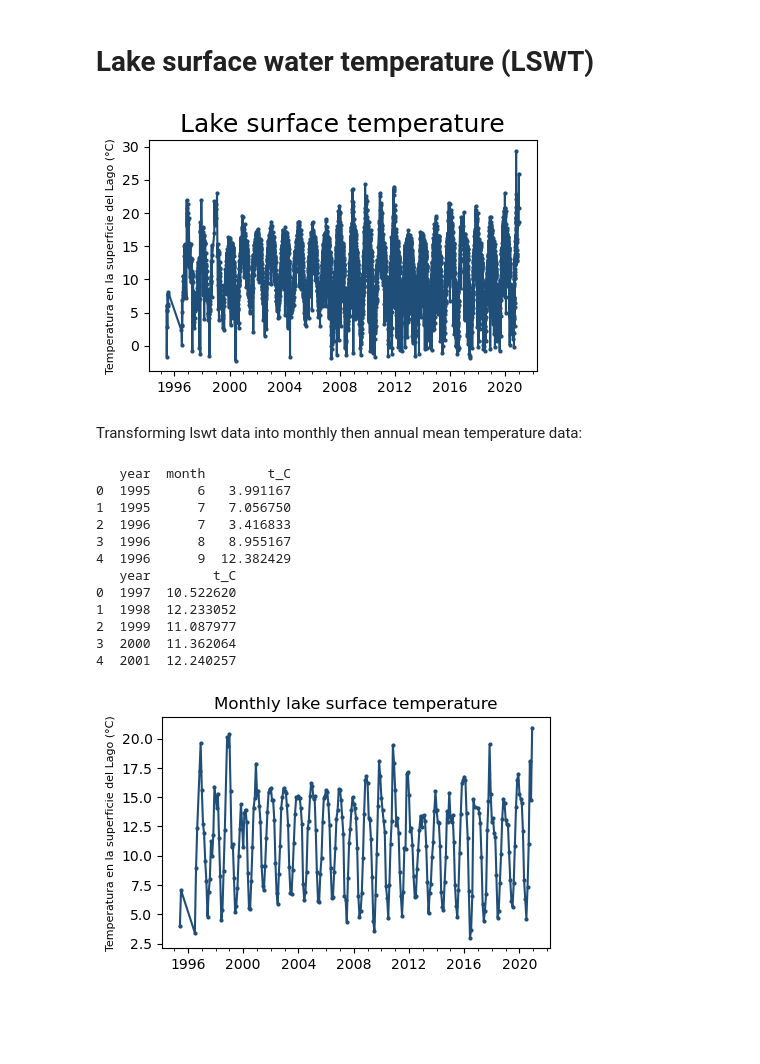
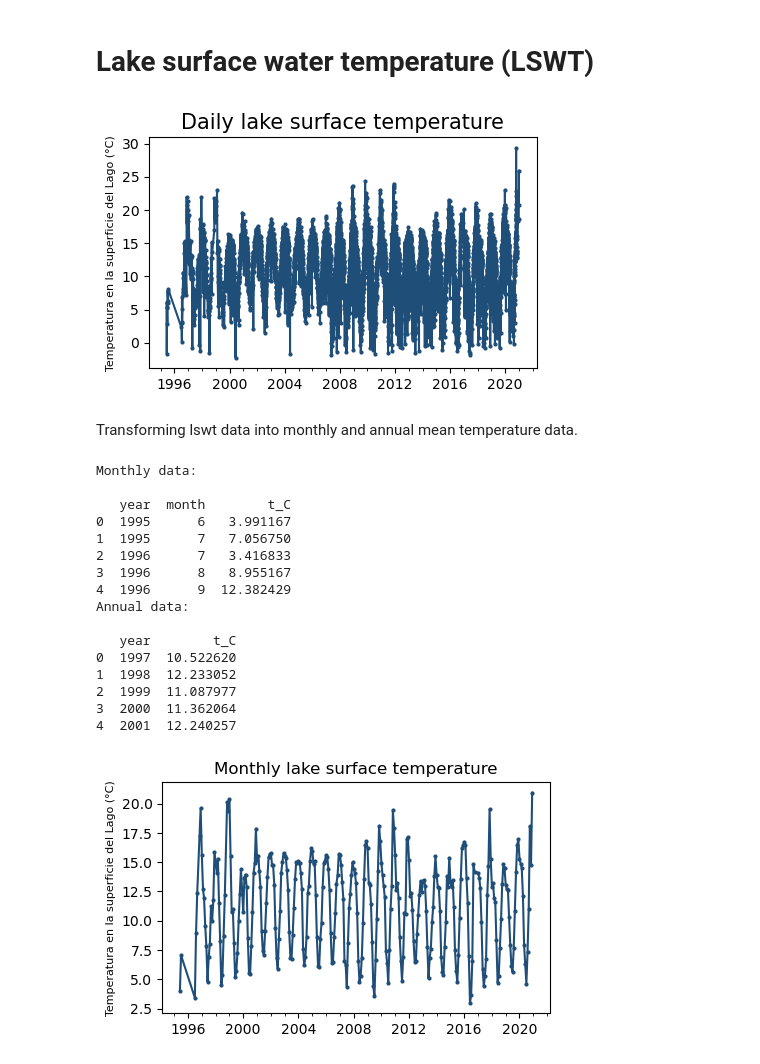
Before and after one commit to nayuAlv/Lake_Poopo, a Jupyter notebook: lake_analysis_cci.ipynb, the cells around one changed output. Drawn from its saved outputs; the diff is of its cells as text; code cells hidden in the pictures; blank space fills up the shorter version.

Commit message:
Lakes_cci notebook update

```diff
--- a/lake_analysis_cci.ipynb
+++ b/lake_analysis_cci.ipynb
@@ -179,40 +175,46 @@ plt.savefig(path_to_save, transparent = True)
 # %%
 varname = "lake_surface_water_temperature"
 lswt_path = path_to_cci / "processed" / "Poopo_lswt_1995-2020.csv"
 lswt_df = pd.read_csv(lswt_path)
 lswt_df["date"] = pd.to_datetime(lswt_df["date"])
 
 fig, ax = plt.subplots(figsize=(5,3))
 
 ax.plot(lswt_df['date'], lswt_df[varname]- 273.15, marker='o',markersize = 2, linestyle="-", color="#1f4e79")
 ax.xaxis.set_major_locator(mdates.YearLocator(base=4))
 ax.xaxis.set_minor_locator(mdates.YearLocator(base=1))
 ax.xaxis.set_major_formatter(mdates.DateFormatter("%Y"))
 
-ax.set_title(f'Lake surface temperature', fontsize= 18)
+ax.set_title(f'Daily lake surface temperature', fontsize= 15)
 ax.set_ylabel(f'Temperatura en la superficie del Lago (°C)', fontsize=8)
 path_to_save = path_root / "figures" / "Poopo_lswt_1995-2020.png"
 plt.savefig(path_to_save, transparent = True)
 # %% [output]
-[figure, old version]
+[figure, new version]
 # %% [markdown]
-Transforming lswt data into monthly then annual mean temperature data:
+Transforming lswt data into monthly and annual mean temperature data.
 # %%
 
 monthly_df = cci.daily_to_monthly(lswt_df, varname, min_obs_per_month=3)
 # Convert to Celsius
 monthly_df[varname] = monthly_df[varname] - 273.15
 monthly_df = monthly_df.rename(columns={varname: "t_C"})
+print("Monthly data: \n")
 print(monthly_df.head())
 annual_df = cci.monthly_to_annual(monthly_df,"t_C",min_obs_per_year=11)
+print("Annual data: \n")
 print(annual_df.head())
 # %% [output]
+Monthly data:
+
    year  month        t_C
 0  1995      6   3.991167
 1  1995      7   7.056750
 2  1996      7   3.416833
 3  1996      8   8.955167
 4  1996      9  12.382429
+Annual data:
+
    year        t_C
 0  1997  10.522620
 1  1998  12.233052
```
Also changed, not shown: parts of 17 cells of this notebook, 2 other files.
